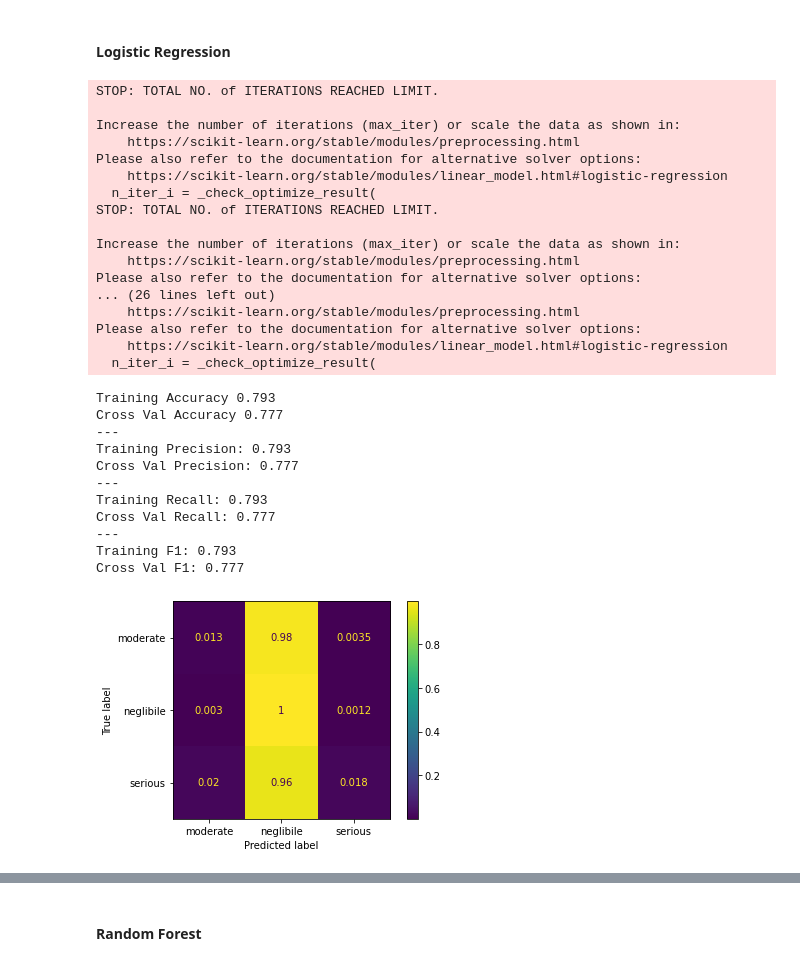
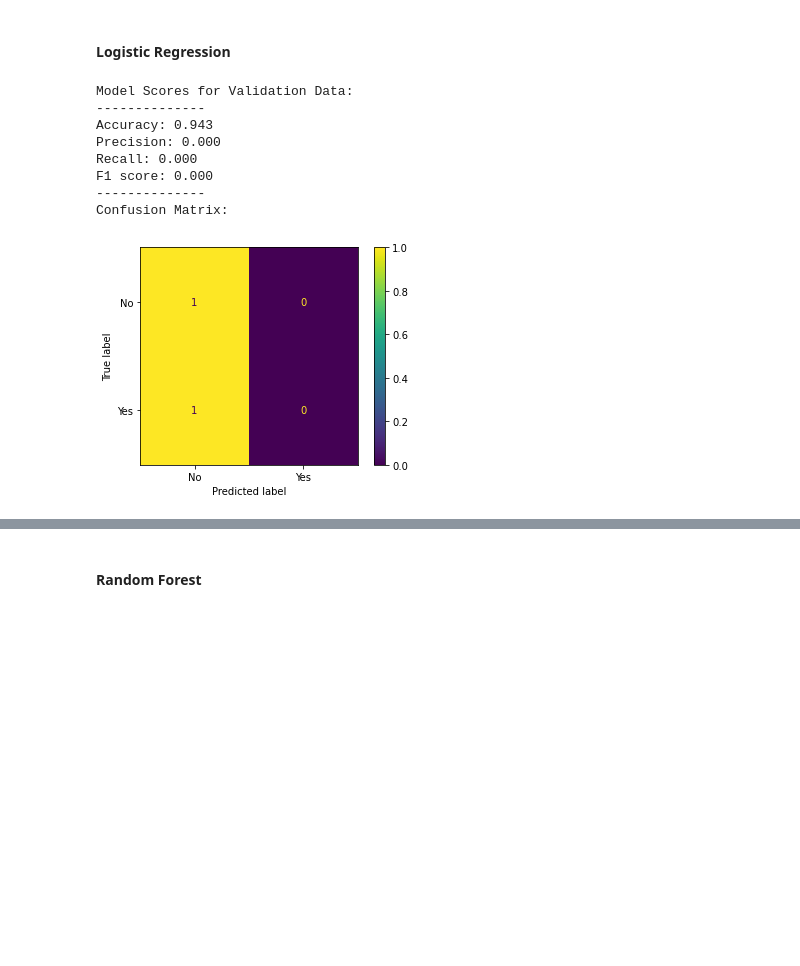
Before and after one commit to robertharrow/detecting-severe-flight-delays, a Jupyter notebook: notebook.ipynb, the cells around one changed output, grey strips where cells are left out. Cells and saved outputs as stored; diff of their text form; code cells hidden in the pictures; blank space fills up the shorter version.

```diff
--- a/notebook.ipynb
+++ b/notebook.ipynb
@@ -991,7 +1020,7 @@ flight_weather_df = pd.read_csv('data/weather_flight_sample_data.csv')
 # Splitting features & target
 
 y = flight_weather_df["delay_type"]
-X = flight_weather_df.drop(["delay_type", "DEP_DELAY"], axis=1)
+X = flight_weather_df.drop(["delay_type", "ARR_DELAY_NEW"], axis=1)
 
 # Creating train, test and validation sets
 
@@ -999,24 +1028,13 @@ X_train, X_rem, y_train, y_rem = train_test_split(X,y, train_size=0.8)
 test_size = 0.5
 X_valid, X_test, y_valid, y_test = train_test_split(X_rem,y_rem, test_size=0.5)
 # %%
-num_cols = ['AWND', 'PRCP', 'SNOW', 'TMAX', 'TMIN', '1hop_AWND', '1hop_PRCP', '1hop_SNOW',
-            '1hop_TMAX', '1hop_TMIN', '2hop_AWND', '2hop_PRCP', '2hop_SNOW', '2hop_TMAX',
-            '2hop_TMIN', 'da_AWND', 'da_PRCP', 'da_SNOW', 'da_TMAX', 'da_TMIN', 'leg-1-distance',
-            'leg-2-distance', 'leg-3-distance', 'leg-1-time-diff', 'leg-2-time-diff',
-            'airport_1_hop_back_avg_flights_last_0_hours', 'airport_1_hop_back_avg_flights_last_1_hours',
-            'airport_1_hop_back_avg_flights_last_3_hours', 'airport_1_hop_back_avg_flights_last_6_hours',
-            'airport_1_hop_back_avg_flights_last_12_hours', 'airport_2_hop_back_avg_flights_last_0_hours',
-            'airport_2_hop_back_avg_flights_last_1_hours', 'airport_2_hop_back_avg_flights_last_3_hours',
-            'airport_2_hop_back_avg_flights_last_6_hours', 'airport_2_hop_back_avg_flights_last_12_hours',
-            'takeoff-time-minutes-from-midnight', 'ELEVATION', 'SNWD', 'WDF2', 'WSF2', '1hop_ELEVATION',
-            '1hop_SNWD', '1hop_WDF2', '1hop_WSF2', '2hop_ELEVATION', '2hop_SNWD', '2hop_WDF2', '2hop_WSF2',
-            'da_ELEVATION', 'da_SNWD', 'da_WDF2', 'da_WSF2']
+num_cols = ['AWND', 'PRCP', 'SNOW', 'TMAX', 'TMIN', 'da_AWND', 'da_PRCP', 'da_SNOW', 'da_TMAX',
+            'da_TMIN', 'takeoff-time-minutes-from-midnight', 'ELEVATION', 'SNWD', 'WDF2', 'WSF2',
+            'da_ELEVATION', 'da_SNWD', 'da_WDF2', 'da_WSF2', 'DISTANCE', 'avg_flights_last_3_hours',
+            'avg_flights_last_1_hours', 'avg_flights_last_0_hours']
 
-cat_cols = ['MONTH', 'DAY_OF_WEEK', 'OP_CARRIER', 'ORIGIN', 'DEST', 'airport_1_hop_back', 'airport_2_hop_back',
-            'holiday', 'holiday_name', 'days-from-holiday', 'WT01', 'WT02', 'WT03', 'WT04', 'WT06', 'WT08',
-            '1hop_WT01', '1hop_WT02', '1hop_WT03', '1hop_WT04', '1hop_WT06', '1hop_WT08', '2hop_WT01', '2hop_WT02',
-            '2hop_WT03', '2hop_WT04', '2hop_WT06', '2hop_WT08', 'da_WT01', 'da_WT02', 'da_WT03', 'da_WT04', 'da_WT06',
-            'da_WT08']
+cat_cols = ['WT01', 'WT02', 'WT03', 'WT04', 'WT06', 'WT08', 'da_WT01', 'da_WT02', 'da_WT03', 'da_WT04', 'da_WT06','da_WT08',
+           'DEST', 'OP_CARRIER', 'ORIGIN','MONTH', 'DAY_OF_WEEK', 'days-from-specific-holiday']
 # %%
 # Training Data
 
@@ -1191,39 +1218,19 @@ def evaluate_results(model, x, y):
 #### Logistic Regression
 # %%
 baselline_pipe = Pipeline(steps=[
-    ('lr', LogisticRegression(random_state=123))
+    ('dc', DummyClassifier(strategy='most_frequent'))
 ])
 
 baselline_pipe.fit(preprocessed_data, y_train)
 
-model_performance(baselline_pipe, preprocessed_val_data, y_valid)
+evaluate_model(baselline_pipe, preprocessed_val_data, y_valid)
 # %% [output]
-STOP: TOTAL NO. of ITERATIONS REACHED LIMIT.
-
-Increase the number of iterations (max_iter) or scale the data as shown in:
-    https://scikit-learn.org/stable/modules/preprocessing.html
-Please also refer to the documentation for alternative solver options:
-    https://scikit-learn.org/stable/modules/linear_model.html#logistic-regression
-  n_iter_i = _check_optimize_result(
-STOP: TOTAL NO. of ITERATIONS REACHED LIMIT.
-
-Increase the number of iterations (max_iter) or scale the data as shown in:
-    https://scikit-learn.org/stable/modules/preprocessing.html
-Please also refer to the documentation for alternative solver options:
-... (26 lines left out)
-    https://scikit-learn.org/stable/modules/preprocessing.html
-Please also refer to the documentation for alternative solver options:
-    https://scikit-learn.org/stable/modules/linear_model.html#logistic-regression
-  n_iter_i = _check_optimize_result(
+Model Scores for Validation Data:
+--------------
+Accuracy: 0.943
+Precision: 0.000
+Recall: 0.000
+F1 score: 0.000
+--------------
+Confusion Matrix:
-Training Accuracy 0.793
-Cross Val Accuracy 0.777
----
-Training Precision: 0.793
-Cross Val Precision: 0.777
----
-Training Recall: 0.793
-Cross Val Recall: 0.777
----
-Training F1: 0.793
-Cross Val F1: 0.777
-[figure, old version]
+[figure, new version]
```
Also changed, not shown: parts of 132 cells of this notebook, 13 other files.
